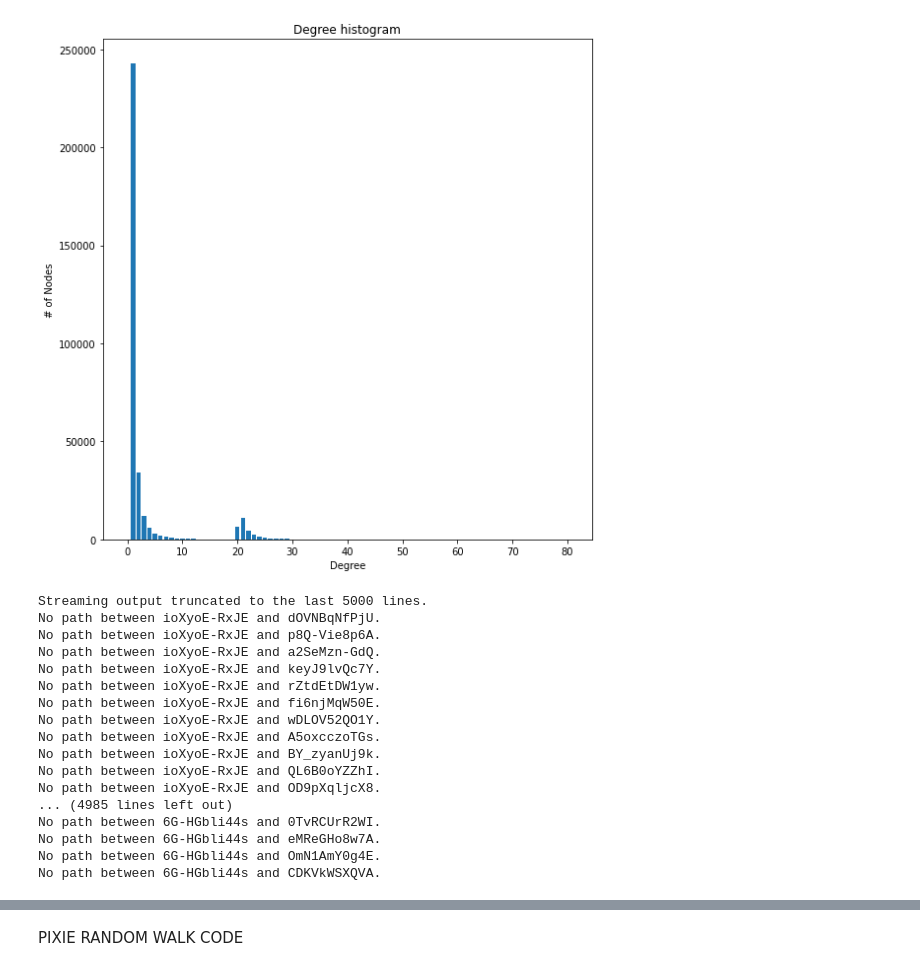
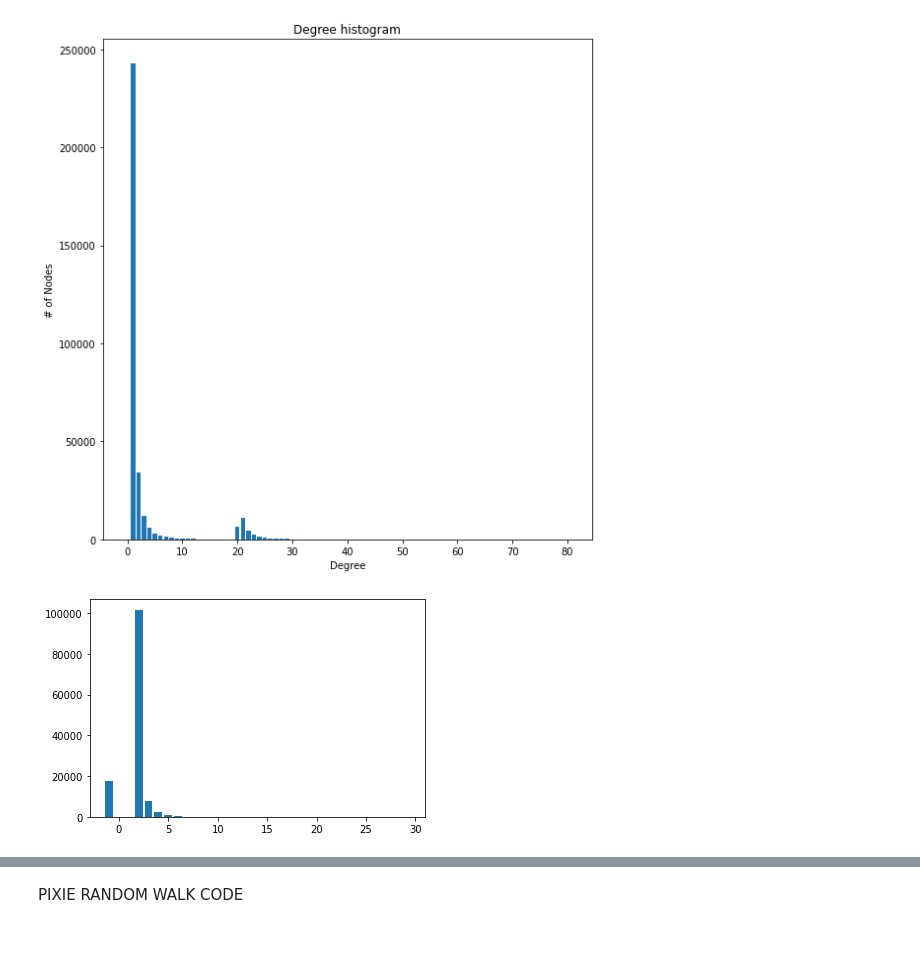
Before and after one commit to hemanthkumar17/Graph-based-Recommender-System, a Jupyter notebook: Recommender_System.ipynb, the cells around one changed output, grey strips where cells are left out. Drawn from its saved outputs; the diff is of its cells as text; code cells hidden in the pictures; blank space fills up the shorter version.

```diff
--- a/Recommender_System.ipynb
+++ b/Recommender_System.ipynb
@@ -79,45 +81,28 @@ plt.show()
 # %%
 import itertools
 shortest_paths={}
-for selected_nodes in itertools.combinations(G, 2):
-  delete_edge=False
-  if G.has_edge(selected_nodes[0], selected_nodes[1]):
-    G.remove_edge(selected_nodes[0], selected_nodes[1])
-    delete_edge=True
+shortest_paths[-1]=0
+for u,v in G.edges():
+  G.remove_edge(u,v)
   try:
-    length=nx.shortest_path_length(G, source=selected_nodes[0], target=selected_nodes[1])
-  except Exception as e:
-    print(e)
+    length=nx.shortest_path_length(G, source=u, target=v)
+  except:
+    shortest_paths[-1]=shortest_paths[-1]+1
+    G.add_edge(u,v)
+    continue
+
   if length in shortest_paths:
     shortest_paths[length]=shortest_paths[length]+1
   else:
     shortest_paths[length]=1
-
-  if delete_edge:
-    G.add_edge(selected_nodes[0], selected_nodes[1])
+  G.add_edge(u,v)
-# %% [output]
-Streaming output truncated to the last 5000 lines.
-No path between ioXyoE-RxJE and dOVNBqNfPjU.
-No path between ioXyoE-RxJE and p8Q-Vie8p6A.
-No path between ioXyoE-RxJE and a2SeMzn-GdQ.
-No path between ioXyoE-RxJE and keyJ9lvQc7Y.
-No path between ioXyoE-RxJE and rZtdEtDW1yw.
-No path between ioXyoE-RxJE and fi6njMqW50E.
-No path between ioXyoE-RxJE and wDLOV52QO1Y.
-No path between ioXyoE-RxJE and A5oxcczoTGs.
-No path between ioXyoE-RxJE and BY_zyanUj9k.
-No path between ioXyoE-RxJE and QL6B0oYZZhI.
-No path between ioXyoE-RxJE and OD9pXqljcX8.
-... (4985 lines left out)
-No path between 6G-HGbli44s and 0TvRCUrR2WI.
-No path between 6G-HGbli44s and eMReGHo8w7A.
-No path between 6G-HGbli44s and OmN1AmY0g4E.
-No path between 6G-HGbli44s and CDKVkWSXQVA.
 # %%
 node_pairs=list(shortest_paths.keys())
 shortest_path=list(shortest_paths.values())
-plt.bar(node_pairs, tick_label=shortest_path)
+plt.bar(node_pairs, shortest_path)
 plt.show()
+# %% [output]
+[figure, added]
 # %%
 similar_neighbors={}
 for n in G.nodes():
```
Also changed, not shown: parts of 23 cells of this notebook.
